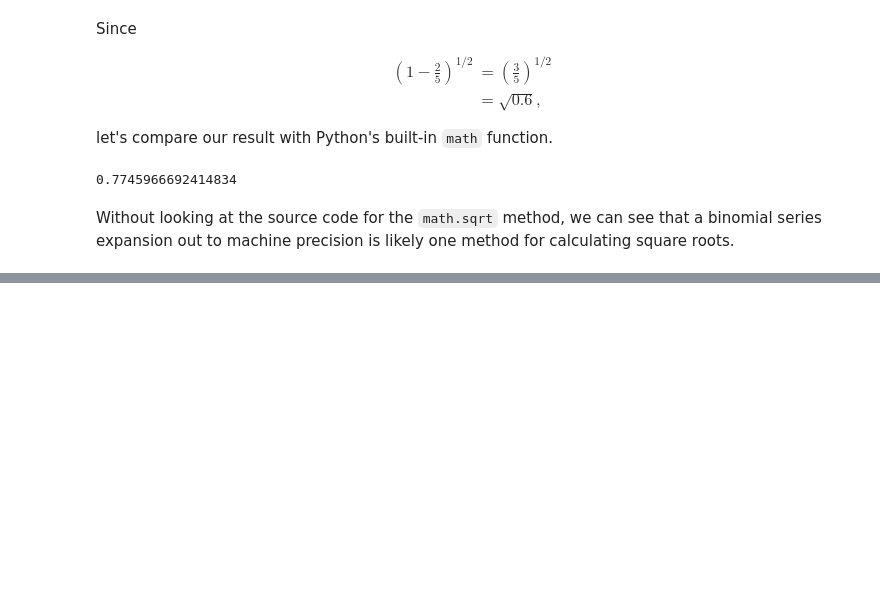
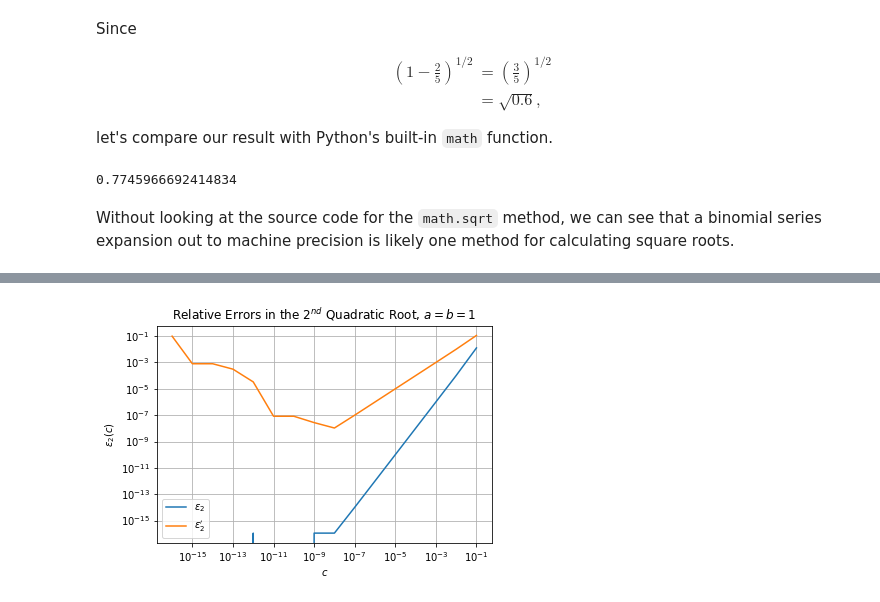
Before and after one commit to sabaronett/computational-physics-class-404-604-Spring-2020, a Jupyter notebook: homework/hw02.ipynb, the cells around one changed output, grey strips where cells are left out. Cells and saved outputs as stored; diff of their text form; code cells hidden in the pictures; blank space fills up the shorter version.

```diff
--- a/homework/hw02.ipynb
+++ b/homework/hw02.ipynb
@@ -386,0 +369,14 @@ for i in range(1,20):
+# %%
+plt.figure()
+plt.title("Relative Errors in the 2$^{nd}$ Quadratic Root, $a=b=1$")
+plt.xlabel(r'$c$')
+plt.ylabel(r'$\epsilon_2(c)$')
+plt.xscale('log')
+plt.yscale('log')
+plt.grid()
+plt.plot(c, epsilon1[:,1], label="$\epsilon_2$")
+plt.plot(c, epsilon2[:,1], label="$\epsilon^\prime_2$")
+plt.legend(loc="best")
+plt.show()
+# %% [output]
+[figure, added]
```
Also changed, not shown: parts of 8 cells of this notebook.
